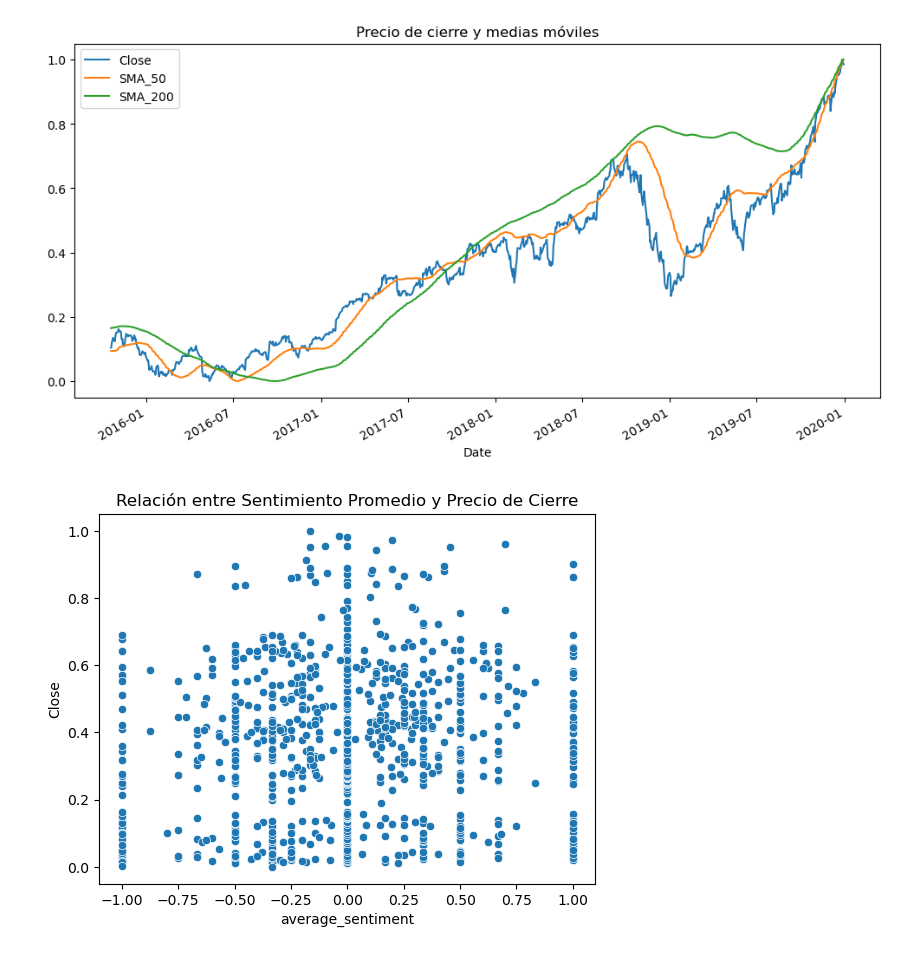
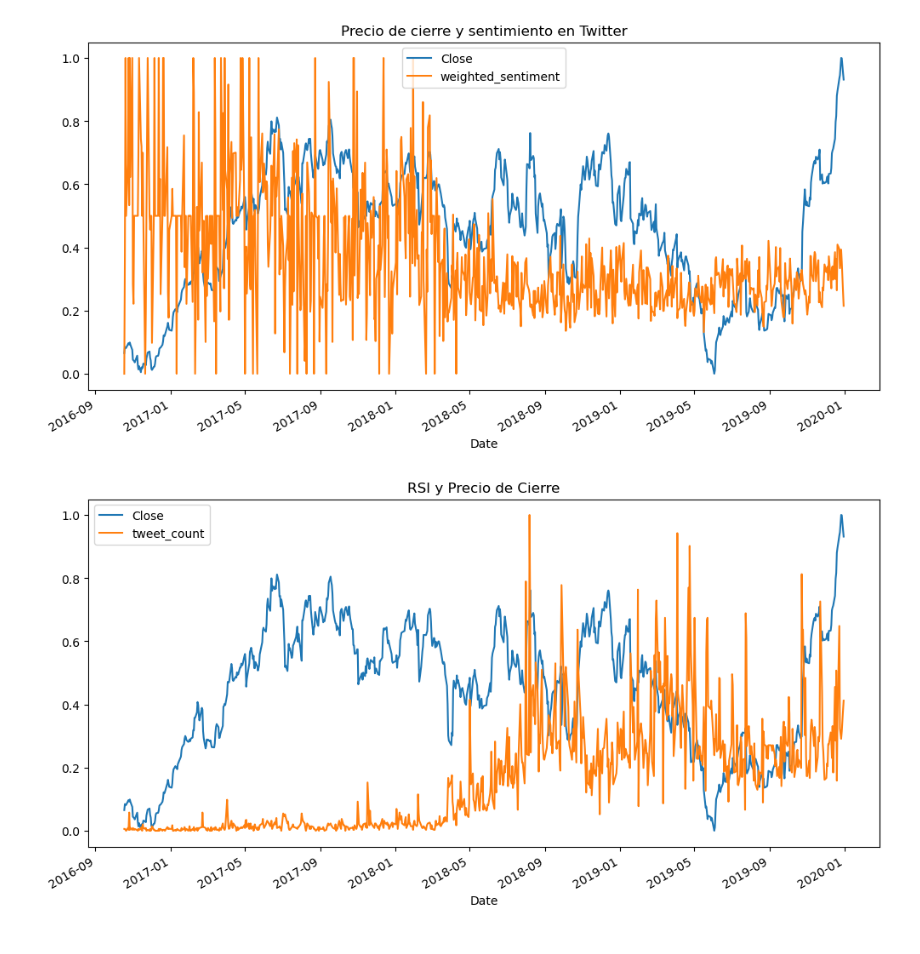
Before and after one commit to yoel79/TFM, a Jupyter notebook: Scripts/Data_Analisys.ipynb, the cells around one changed output. Drawn from its saved outputs; the diff is of its cells as text; code cells hidden in the pictures.

```diff
--- a/Scripts/Data_Analisys.ipynb
+++ b/Scripts/Data_Analisys.ipynb
@@ -2,5 +2,8 @@
 import pandas as pd
 import seaborn as sns
 import matplotlib.pyplot as plt
+from sklearn.preprocessing import MinMaxScaler
 
-df = pd.read_csv("../Data/Global_Data.csv")
+ticker = "TSLA"
+df = pd.read_csv(f"../Data/Global_Data_{ticker}.csv")
+df
@@ -24,0 +42,13 @@ plt.show()
+# %%
+# Escalar las variables seleccionadas
+scaler = MinMaxScaler()
+df_seleccionado_scaled = scaler.fit_transform(df_seleccionado)
+
+# Convertir el resultado escalado de nuevo en DataFrame
+df = pd.DataFrame(df_seleccionado_scaled, columns=df_seleccionado.columns, index=df_seleccionado.index)
+
+
+# Gráfico de series temporales
+df[['Close', 'tweet_count']].plot(figsize=(12,6))
+plt.title('Precio de cierre y medias móviles')
+plt.show()
@@ -25,16 +57,16 @@ plt.show()
 # %%
 # Gráfico de series temporales
-df[['Close', 'SMA_50', 'SMA_200']].plot(figsize=(12,6))
-plt.title('Precio de cierre y medias móviles')
+df[['Close', 'weighted_sentiment']].plot(figsize=(12,6))
+plt.title('Precio de cierre y sentimiento en Twitter')
 plt.show()
 # %% [output]
-[figure, old version]
+[figure, new version]
 # %%
-# Gráfico de correlación entre el sentimiento promedio y el precio de cierre
-sns.scatterplot(data=df, x='average_sentiment', y='Close')
-plt.title('Relación entre Sentimiento Promedio y Precio de Cierre')
+# Comparación de RSI y precios de cierre
+df[['Close', 'tweet_count']].plot(figsize=(12,6))
+plt.title('RSI y Precio de Cierre')
 plt.show()
 # %% [output]
-[figure, old version]
+[figure, new version]
 # %%
 # Comparación de RSI y precios de cierre
```
Also changed, not shown: parts of 4 cells of this notebook, 11 other files.
